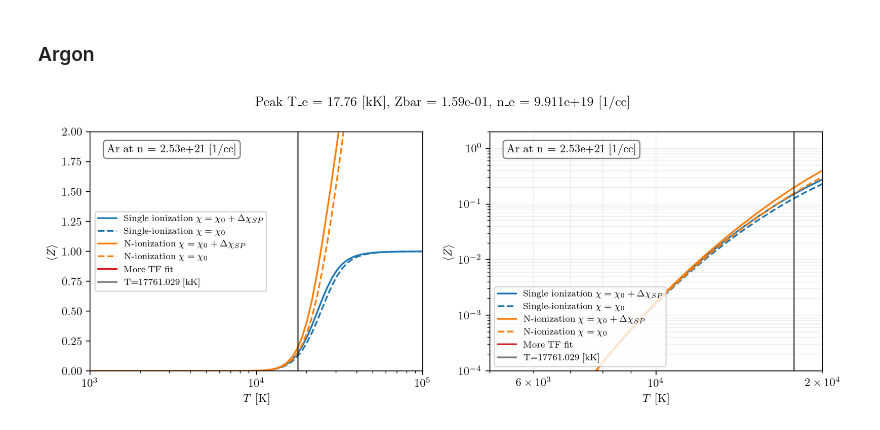
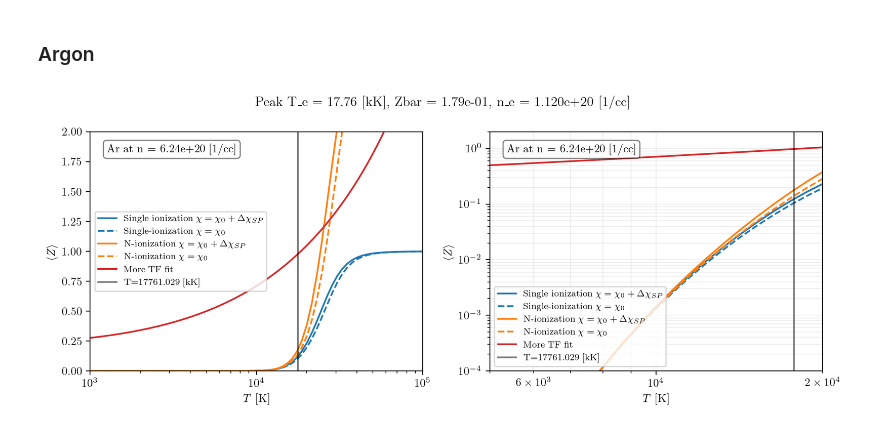
Before and after one commit to ZachAJohnson/Saha, a Jupyter notebook: SP_N_ionization.ipynb, the cells around one changed output. Saved outputs shown, nothing was run; the diff lists cells and outputs as text; code cells hidden in the pictures.

Commit message:
Corrected degeneracies and ioniziation energies.

```diff
--- a/SP_N_ionization.ipynb
+++ b/SP_N_ionization.ipynb
@@ -230,7 +250,7 @@ for ax in axs:
 
     ax.plot(ofaa_data['T[K]'][ofaa_min_valid_index:], ofaa_data['Zbar'][ofaa_min_valid_index:], color=color_cycle[2], linestyle=linestyle, label="OFAA")
 
-    ax.plot(T_K_array, ThomasFermiZbar(Z, nn_invcc, T_K_array*K_to_eV),linestyle=linestyle, color=color_cycle[3], label="More TF fit")
+    ax.plot(T_K_array, More_TF_Zbar(Z, nn_invcc*invcc_to_AU, T_K_array*K_to_AU),linestyle=linestyle, color=color_cycle[3], label="More TF fit")
 
     ax.set_xscale('log')
 
@@ -246,7 +266,8 @@ for ax in axs:
     ax.axvline(Xe_TK_peak,linestyle='-', color='k', label=f'T={Xe_TK_peak:0.3f} [kK]', alpha=0.5)
     plt.grid(visible=None, which='both', axis='both', alpha=0.2)
 
-Xe_peak_Zbar = interp1d(T_K_array, Zbar_NN_noipd_list)(Xe_TK_peak)
+Xe_peak_Zbar = get_saha_over_TK(np.array([Xe_TK_peak]), 5, IPD=True)[0][0]
+
 fig.suptitle(f"Peak T_e = {Xe_TK_peak/1e3:0.2f} [kK], Zbar = {Xe_peak_Zbar:0.2e}, n_e = {Xe_peak_Zbar*Xe_nn_invcc:0.3e} [1/cc]")
 
 ax=axs[0]
@@ -268,14 +289,14 @@ plt.tight_layout()
 ### Helium
 # %%
 Z, A = 2, 4
-nn_invcc = 1.83e21 # 1/cc
+nn_invcc = He_nn_invcc # 1/cc
 
 # Ionization energies for Xenon (in atomic units)
-ionizationenergies_eV = np.array([0, 24.587387, 54.417760])  # NIST
+ionizationenergies_eV = He_ionization_energies_eV  # NIST
 ionizationenergies_AU = ionizationenergies_eV * eV_to_AU
 
 # Degeneracy numbers for Xenon ionization states
-degeneracies = np.array([1, 2, 1])  # Considering Hund's rule. Not counting any states with anti-parallel spins.
+degeneracies = He_ionization_degeneracies  # Considering Hund's rule. Not counting any states with anti-parallel spins.
 
 
 def get_saha_over_TK(T_K_array, N_ions, verbose=False, IPD=True):
@@ -321,7 +342,8 @@ for ax in axs:
     ax.plot(T_K_array, Zbar_NN_ipd_list, color=color_cycle[1], linestyle=linestyle, label=r"N-ionization $\chi = \chi_0 + \Delta \chi_{SP}$ ")
     ax.plot(T_K_array, Zbar_NN_noipd_list, color=color_cycle[1], linestyle='--', label=r"N-ionization $\chi = \chi_0$ ")
 
-    ax.plot(T_K_array, ThomasFermiZbar(Z, nn_invcc, T_K_array*K_to_eV),linestyle=linestyle, color=color_cycle[3], label="More TF fit")
+    ax.plot(More_TF_Zbar(Z, nn_invcc*invcc_to_AU, T_K_array*K_to_AU),linestyle=linestyle, color=color_cycle[3], label="More TF fit")
+
 
     ax.set_xscale('log')
 
@@ -337,7 +359,7 @@ for ax in axs:
     ax.axvline(He_TK_peak,linestyle='-', color='k', label=f'T={He_TK_peak:0.3f} [kK]', alpha=0.5)
     plt.grid(visible=None, which='both', axis='both', alpha=0.2)
 
-He_peak_Zbar = interp1d(T_K_array, Zbar_NN_noipd_list)(He_TK_peak)
+He_peak_Zbar = get_saha_over_TK(np.array([He_TK_peak]), 2, IPD=True)[0][0]
 fig.suptitle(f"Peak T_e = {He_TK_peak/1e3:0.2f} [kK], Zbar = {He_peak_Zbar:0.2e}, n_e = {He_peak_Zbar*He_nn_invcc:0.3e} [1/cc]")
 
 ax=axs[0]
@@ -359,14 +381,14 @@ plt.tight_layout()
 ### Argon
 # %%
 Z, A = 18, 39.948
-nn_invcc = 2.53e21 # 1/cc
+nn_invcc = Ar_nn_invcc # 1/cc
 
 # Ionization energies for Xenon (in atomic units)
-ionizationenergies_eV = np.array([0, 15.7596119, 27.62967, 40.735, 59.58, 74.84, 91.290 ])  # NIST
+ionizationenergies_eV = Ar_ionization_energies_eV # NIST
 ionizationenergies_AU = ionizationenergies_eV * eV_to_AU
 
 # Degeneracy numbers for Xenon ionization states
-degeneracies = np.array([1, 6, 6, 2, 6, 1])  # Considering Hund's rule. Not counting any states with anti-parallel spins.
+degeneracies = Ar_ionization_degeneracies  # Considering Hund's rule. Not counting any states with anti-parallel spins.
 
 
 def get_saha_over_TK(T_K_array, N_ions, verbose=False, IPD=True):
@@ -412,37 +434,36 @@ for ax in axs:
     ax.plot(T_K_array, Zbar_NN_ipd_list, color=color_cycle[1], linestyle=linestyle, label=r"N-ionization $\chi = \chi_0 + \Delta \chi_{SP}$ ")
     ax.plot(T_K_array, Zbar_NN_noipd_list, color=color_cycle[1], linestyle='--', label=r"N-ionization $\chi = \chi_0$ ")
 
-    ax.plot(T_K_array, ThomasFermiZbar(Z, nn_invcc, T_K_array*K_to_eV),linestyle=linestyle, color=color_cycle[3], label="More TF fit")
-
+    ax.plot(T_K_array, More_TF_Zbar(Z, nn_invcc*invcc_to_AU, T_K_array*K_to_AU),linestyle=linestyle, color=color_cycle[3], label="More TF fit")
     ax.set_xscale('log')
 
     ax.set_ylabel(r"$\langle Z \rangle$")
     ax.set_xlabel(r"$T$ [K]")
 
     # text
     props = dict(boxstyle='round', facecolor='white', alpha=0.5)
     inset_text = f"Ar at n = {nn_invcc:0.2e} [1/cc]"
     ax.text(0.05, 0.95, inset_text, transform=ax.transAxes,
             verticalalignment='top', bbox=props)
 
     ax.axvline(Ar_TK_peak,linestyle='-', color='k', label=f'T={Ar_TK_peak:0.3f} [kK]', alpha=0.5)
     plt.grid(visible=None, which='both', axis='both', alpha=0.2)
 
-Ar_peak_Zbar = interp1d(T_K_array, Zbar_NN_noipd_list)(Ar_TK_peak)
+Ar_peak_Zbar = get_saha_over_TK(np.array([Ar_TK_peak]), 5, IPD=True)[0][0]
 fig.suptitle(f"Peak T_e = {Ar_TK_peak/1e3:0.2f} [kK], Zbar = {Ar_peak_Zbar:0.2e}, n_e = {Ar_peak_Zbar*Ar_nn_invcc:0.3e} [1/cc]")
 
 ax=axs[0]
 ax.set_xlim(1e3, 1e5)
 ax.set_ylim(0,2)
 ax.legend(loc='center left', fontsize=8)
 
 ax=axs[1]
 ax.set_xlim(5e3, 2e4)
 ax.set_ylim(1e-4,2)
 ax.set_yscale('log')
 ax.legend(loc='lower left', fontsize=8)
 
 
 plt.tight_layout()
 # %% [output]
-[figure, old version]
+[figure, new version]
```
Also changed, not shown: parts of 7 cells of this notebook, 1 other file.
